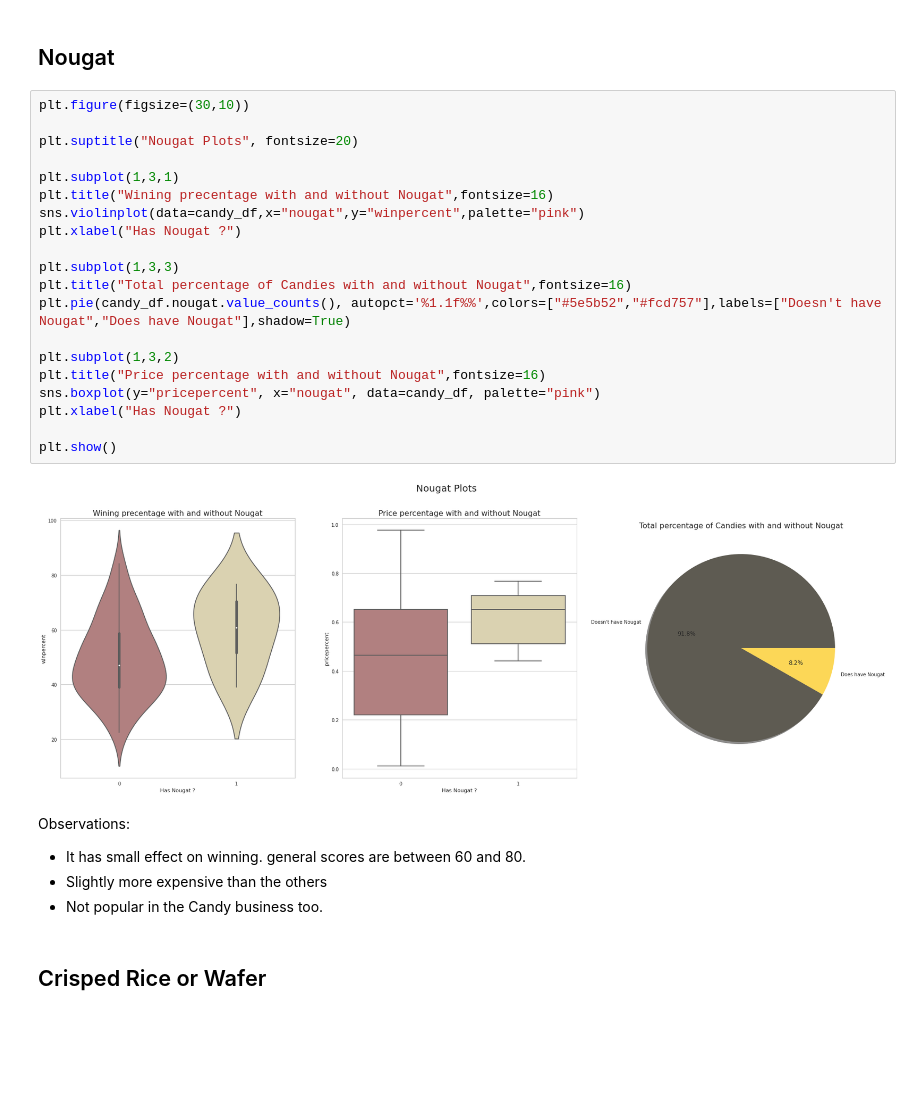
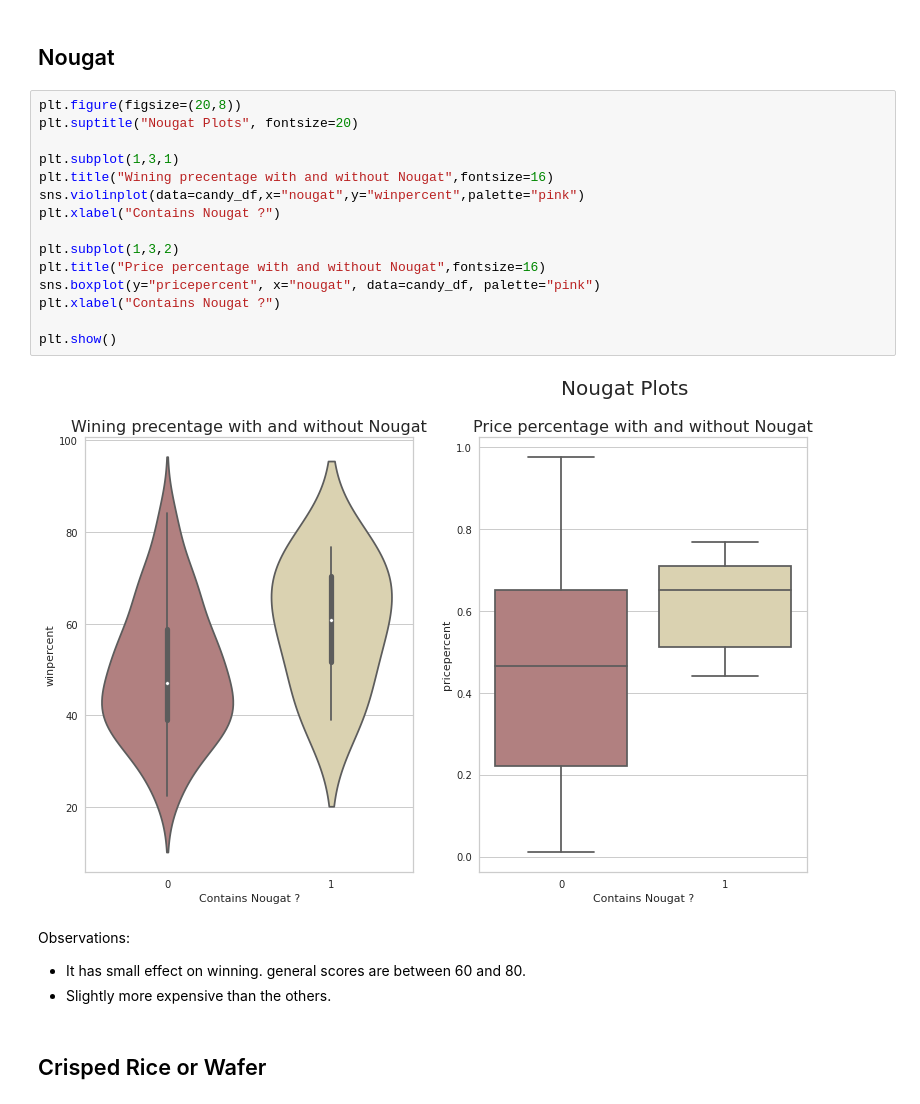
Before and after one commit to bochrakallala/auto_claims, a Jupyter notebook: expand-candy-brand.ipynb, the cells around one changed output. Cells and saved outputs as stored; diff of their text form; blank space fills up the shorter version.

```diff
--- a/expand-candy-brand.ipynb
+++ b/expand-candy-brand.ipynb
@@ -316,33 +293,27 @@ I guess it's because of Peanuts or Almonds are not very popular on the market
 # %% [markdown]
 ## Nougat
 # %%
-plt.figure(figsize=(30,10))
-
+plt.figure(figsize=(20,8))
 plt.suptitle("Nougat Plots", fontsize=20)
 
 plt.subplot(1,3,1)
 plt.title("Wining precentage with and without Nougat",fontsize=16)
 sns.violinplot(data=candy_df,x="nougat",y="winpercent",palette="pink")
-plt.xlabel("Has Nougat ?")
-
-plt.subplot(1,3,3)
-plt.title("Total percentage of Candies with and without Nougat",fontsize=16)
-plt.pie(candy_df.nougat.value_counts(), autopct='%1.1f%%',colors=["#5e5b52","#fcd757"],labels=["Doesn't have Nougat","Does have Nougat"],shadow=True)
+plt.xlabel("Contains Nougat ?")
 
 plt.subplot(1,3,2)
 plt.title("Price percentage with and without Nougat",fontsize=16)
 sns.boxplot(y="pricepercent", x="nougat", data=candy_df, palette="pink")
-plt.xlabel("Has Nougat ?")
+plt.xlabel("Contains Nougat ?")
 
 plt.show()
 # %% [output]
-[figure, old version]
+[figure, new version]
 # %% [markdown]
 Observations:
 
 * It has small effect on winning. general scores are between 60 and 80.
-* Slightly more expensive than the others
-* Not popular in the Candy business too.
+* Slightly more expensive than the others.
 # %% [markdown]
 ## Crisped Rice or Wafer
 # %%
```
Also changed, not shown: parts of 19 cells of this notebook.
